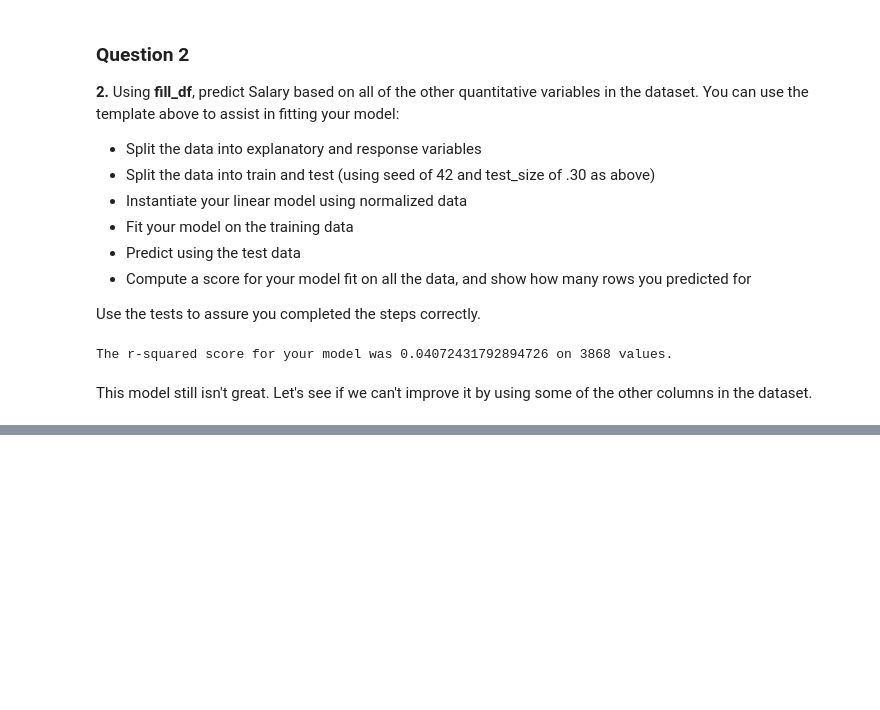
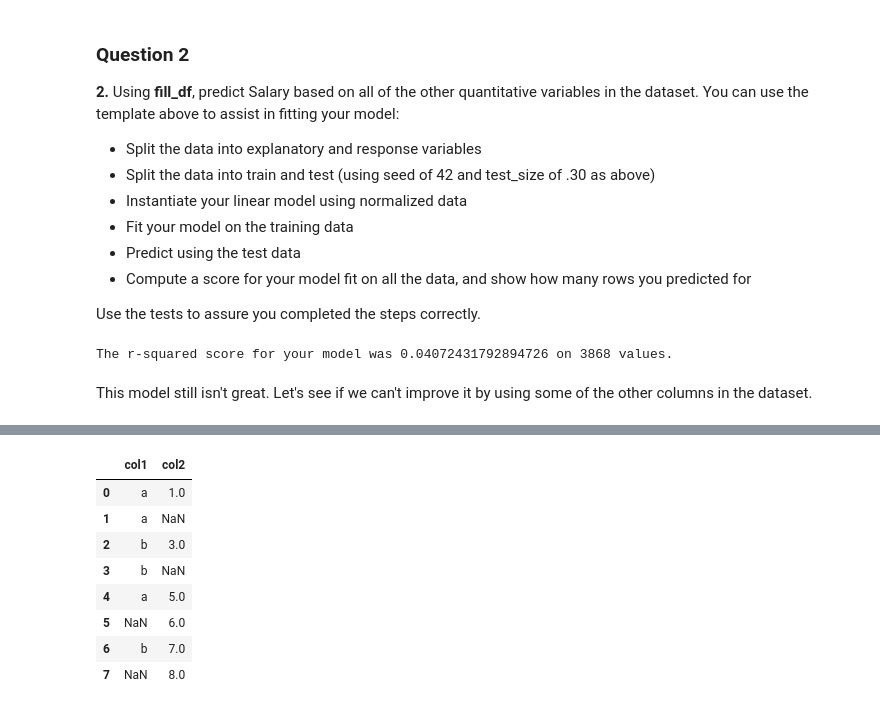
Before and after one commit to eatPizza311/Udacity-DSND, a Jupyter notebook: L1-Introduction to Data Science/CRISP_DM/CRISP-DM_quiz.ipynb, the cells around one changed output, grey strips where cells are left out. Saved outputs shown, nothing was run; the diff lists cells and outputs as text; code cells hidden in the pictures; blank space fills up the shorter version.

```diff
--- a/L1-Introduction to Data Science/CRISP_DM/CRISP-DM_quiz.ipynb
+++ b/L1-Introduction to Data Science/CRISP_DM/CRISP-DM_quiz.ipynb
@@ -1061,0 +1120,16 @@ This model still isn't great.  Let's see if we can't improve it by using some of
+# %%
+dummy_var_df = pd.DataFrame({'col1': ['a', 'a', 'b', 'b', 'a', np.nan, 'b', np.nan],
+                             'col2': [1, np.nan, 3, np.nan, 5, 6, 7, 8]
+})
+
+dummy_var_df
+# %% [output]
+|  | col1 | col2 |
+| 0 | a | 1.0 |
+| 1 | a | NaN |
+| 2 | b | 3.0 |
+| 3 | b | NaN |
+| 4 | a | 5.0 |
+| 5 | NaN | 6.0 |
+| 6 | b | 7.0 |
+| 7 | NaN | 8.0 |
```
Also changed, not shown: parts of 20 cells of this notebook.
